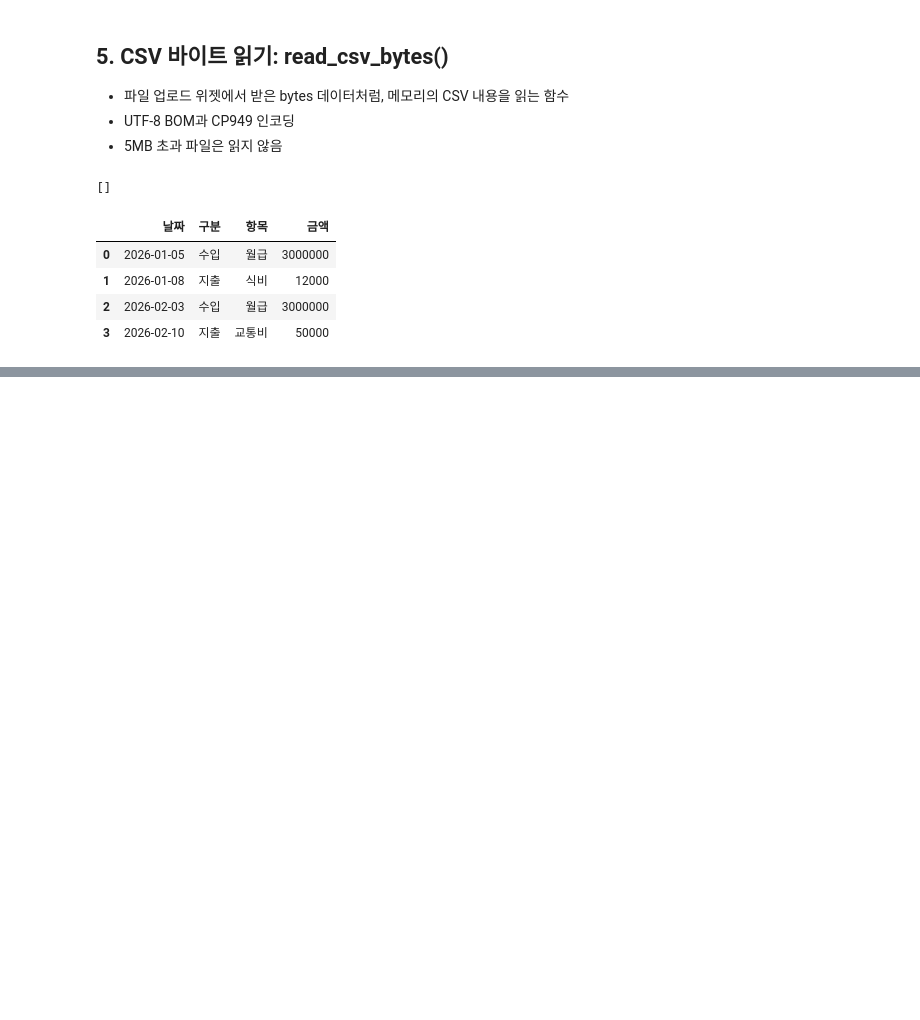
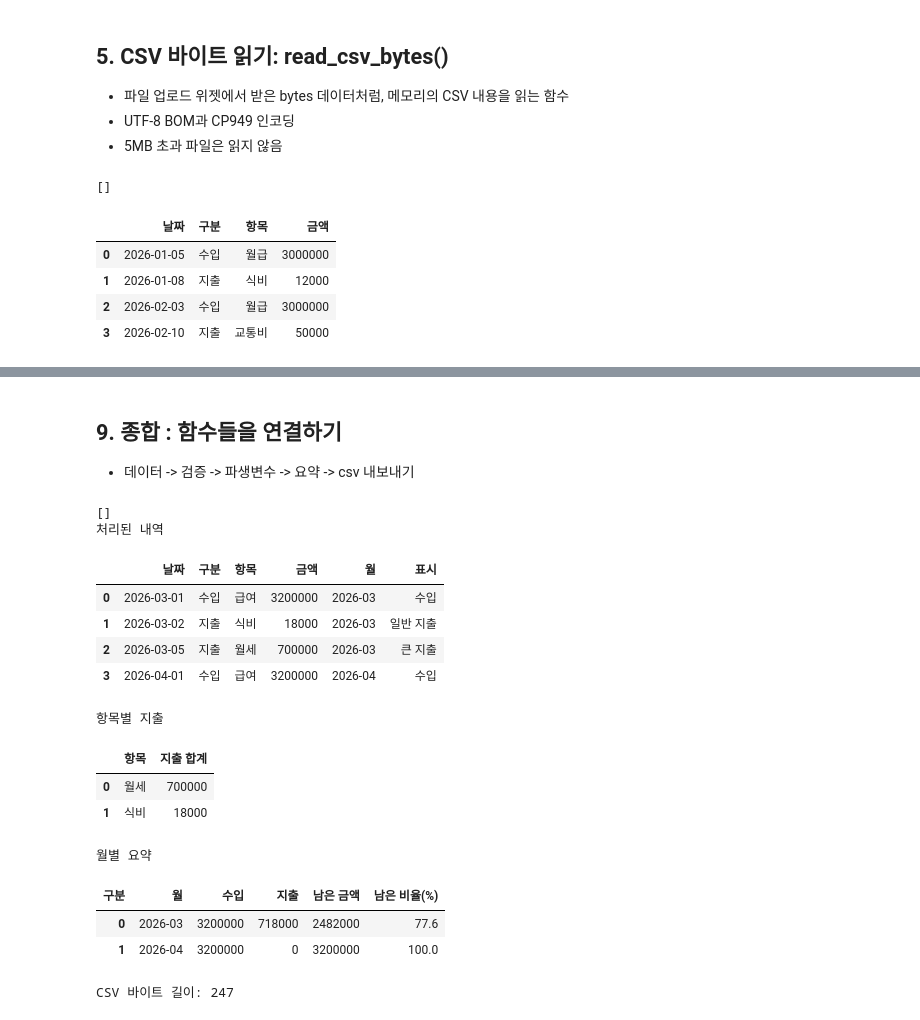
Before and after one commit to hyeonn31/Project_Ubion, a Jupyter notebook: 01. 프로그래밍 기초/50. Project/00. 나의 입출금 시스템 만들기/finance_transactions_practice.ipynb, the cells around one changed output, grey strips where cells are left out. Cells and saved outputs as stored; diff of their text form; code cells hidden in the pictures; blank space fills up the shorter version.

```diff
--- a/01. 프로그래밍 기초/50. Project/00. 나의 입출금 시스템 만들기/finance_transactions_practice.ipynb
+++ b/01. 프로그래밍 기초/50. Project/00. 나의 입출금 시스템 만들기/finance_transactions_practice.ipynb
@@ -303,0 +401,24 @@ display(read_back)
+# %%
+# 표 → CSV bytes (엑셀 수식 방지 + 한글 깨짐 방지)
+def csv_bytes(frame:pd.DataFrame) -> bytes:
+    safe = frame.copy()
+
+    # 글자 열에서 = + - @ 등으로 시작하면 앞에 ' 를 붙여 엑셀이 수식으로 실행하지 못하게 (CSV 인젝션 방지)
+    for name in safe.select_dtypes(include=['object','string']).columns:
+        safe[name] = safe[name].map(
+            lambda value: "'" + value
+            if isinstance(value,str) and value.lstrip().startswith(("=",'+','-','@','\t','\r'))
+            else value
+        )
+    # index=False : 행 번호 빼기 / na_rep='' : 빈 값은 빈칸
+    # utf-8-sig : 엑셀에서 한글이 안 깨지게 (맨 앞에 BOM)
+    return safe.to_csv(index= False, na_rep='',encoding=None).encode("utf-8-sig")
+
+export_bytes = csv_bytes(featured)
+print("내보낸 데이터 크기 : ", len(export_bytes), "bytes")
+print("앞부분 바이트:",export_bytes[:30])   # b'\xef\xbb\xbf = BOM
+
+# 파일로 저장
+output_path = Path("transactions_export.csv")
+output_path.write_bytes(export_bytes)
+print("저장 위치:", output_path.resolve())      # 전체 경로
@@ -303,0 +453,41 @@ display(read_back)
+# %% [markdown]
+## 9. 종합 : 함수들을 연결하기
+* 데이터 -> 검증 -> 파생변수 -> 요약 -> csv 내보내기
+# %%
+# 종합 : 검증 → 열 추가 → 요약 → CSV
+raw = pd.DataFrame({
+    "날짜": ["2026-03-01", "2026-03-02", "2026-03-05", "2026-04-01"],
+    "구분": ["수입", "지출", "지출", "수입"],
+    "항목": ["급여", "식비", "월세", "급여"],
+    "금액": [3_200_000, 18000, 700000, 3_200_000],
+})
+
+validated = validate_records(raw)                            # ① 검증
+with_features = add_features(validated, threshold=100000)    # ② 월, 표시 열
+by_category, by_month = summarize(with_features)             # ③ 요약 2개
+download_content = csv_bytes(with_features)                  # ④ CSV bytes
+
+print("처리된 내역")
+display(with_features)
+print("항목별 지출")
+display(by_category)
+print("월별 요약")
+display(by_month)
+print("CSV 바이트 길이:", len(download_content))
+# %% [output]
+[]
+처리된 내역
+|  | 날짜 | 구분 | 항목 | 금액 | 월 | 표시 |
+| 0 | 2026-03-01 | 수입 | 급여 | 3200000 | 2026-03 | 수입 |
+| 1 | 2026-03-02 | 지출 | 식비 | 18000 | 2026-03 | 일반 지출 |
+| 2 | 2026-03-05 | 지출 | 월세 | 700000 | 2026-03 | 큰 지출 |
+| 3 | 2026-04-01 | 수입 | 급여 | 3200000 | 2026-04 | 수입 |
+항목별 지출
+|  | 항목 | 지출 합계 |
+| 0 | 월세 | 700000 |
+| 1 | 식비 | 18000 |
+월별 요약
+| 구분 | 월 | 수입 | 지출 | 남은 금액 | 남은 비율(%) |
+| 0 | 2026-03 | 3200000 | 718000 | 2482000 | 77.6 |
+| 1 | 2026-04 | 3200000 | 0 | 3200000 | 100.0 |
+CSV 바이트 길이: 247
```
Also changed, not shown: parts of 15 cells of this notebook, 3 other files.
